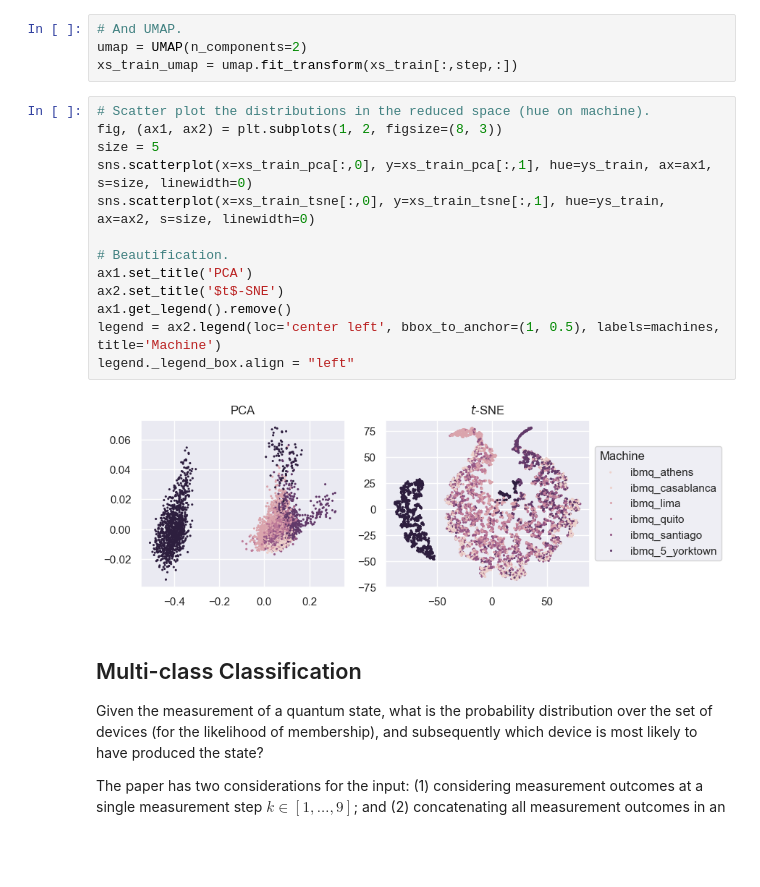
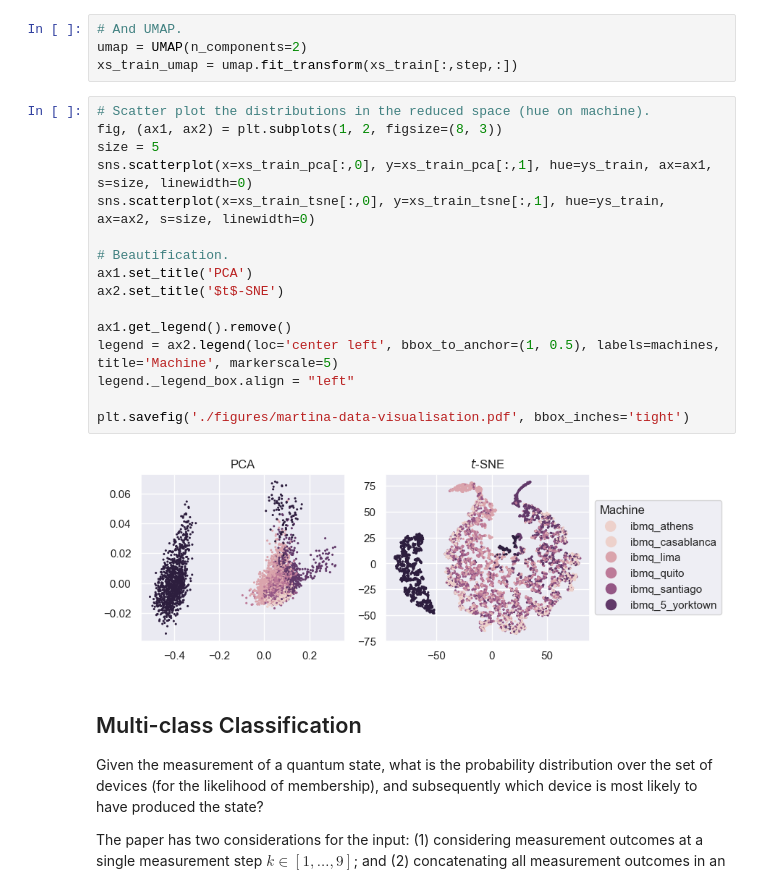
Before and after one commit to BenPrie/quantum-noise-ml, a Jupyter notebook: fingerprint-classifcation.ipynb, the cells around one changed output. Drawn from its saved outputs; the diff is of its cells as text; blank space fills up the shorter version.

Commit message:
Repairs to visualisation figure

```diff
--- a/fingerprint-classifcation.ipynb
+++ b/fingerprint-classifcation.ipynb
@@ -236,18 +236,21 @@ xs_train_umap = umap.fit_transform(xs_train[:,step,:])
 # %%
 # Scatter plot the distributions in the reduced space (hue on machine).
 fig, (ax1, ax2) = plt.subplots(1, 2, figsize=(8, 3))
 size = 5
 sns.scatterplot(x=xs_train_pca[:,0], y=xs_train_pca[:,1], hue=ys_train, ax=ax1, s=size, linewidth=0)
 sns.scatterplot(x=xs_train_tsne[:,0], y=xs_train_tsne[:,1], hue=ys_train, ax=ax2, s=size, linewidth=0)
 
 # Beautification.
 ax1.set_title('PCA')
 ax2.set_title('$t$-SNE')
+
 ax1.get_legend().remove()
-legend = ax2.legend(loc='center left', bbox_to_anchor=(1, 0.5), labels=machines, title='Machine')
+legend = ax2.legend(loc='center left', bbox_to_anchor=(1, 0.5), labels=machines, title='Machine', markerscale=5)
 legend._legend_box.align = "left"
+
+plt.savefig('./figures/martina-data-visualisation.pdf', bbox_inches='tight')
 # %% [output]
-[figure, old version]
+[figure, new version]
 # %% [markdown]
 ## Multi-class Classification
 
```
Also changed, not shown: 1 other file.
